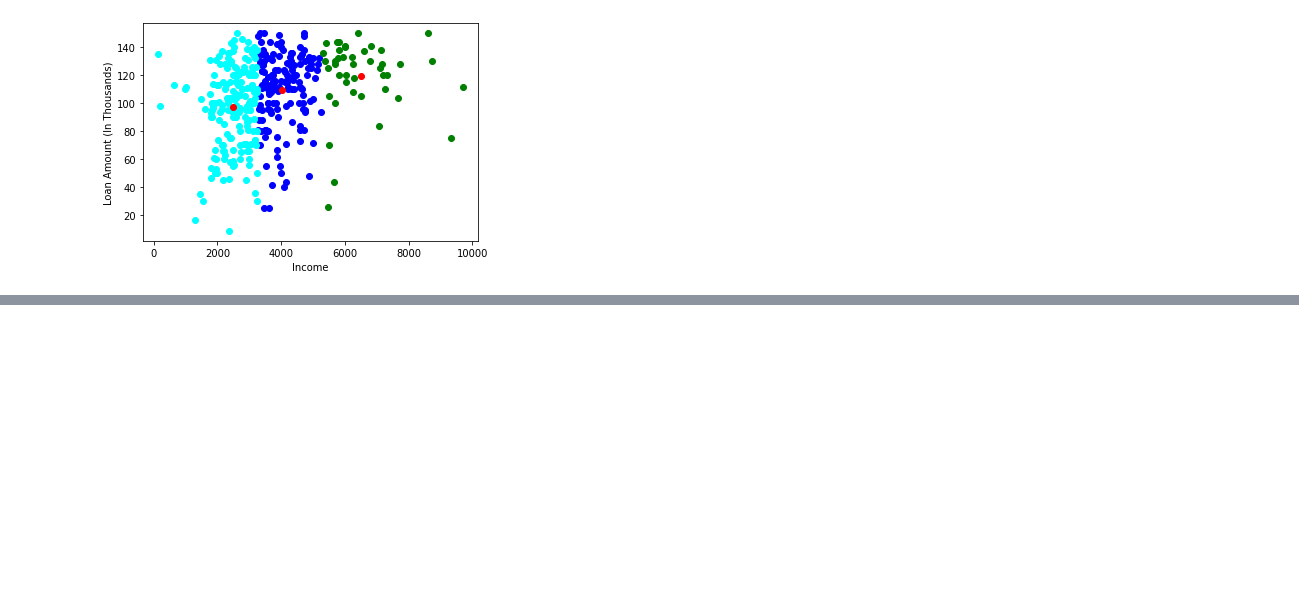
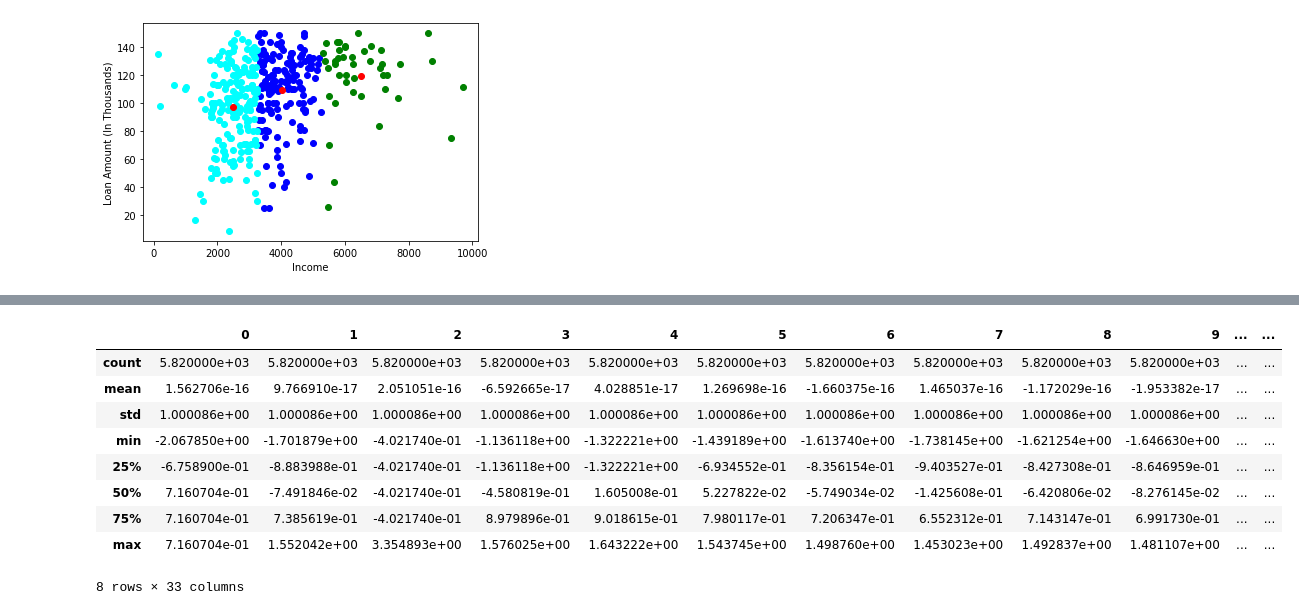
Before and after one commit to Neelam-Singhal/Unsupervised_Algorithms, a Jupyter notebook: kmeans.ipynb, the cells around one changed output, grey strips where cells are left out. Drawn from its saved outputs; the diff is of its cells as text; code cells hidden in the pictures; blank space fills up the shorter version.

```diff
--- a/kmeans.ipynb
+++ b/kmeans.ipynb
@@ -118,0 +218,13 @@ plt.show()
+# %%
+data_scaled.describe()
+# %% [output]
+|  | 0 | 1 | 2 | 3 | 4 | 5 | 6 | 7 | 8 | 9 | ... | ... |
+| count | 5.820000e+03 | 5.820000e+03 | 5.820000e+03 | 5.820000e+03 | 5.820000e+03 | 5.820000e+03 | 5.820000e+03 | 5.820000e+03 | 5.820000e+03 | 5.820000e+03 | ... | ... |
+| mean | 1.562706e-16 | 9.766910e-17 | 2.051051e-16 | -6.592665e-17 | 4.028851e-17 | 1.269698e-16 | -1.660375e-16 | 1.465037e-16 | -1.172029e-16 | -1.953382e-17 | ... | ... |
+| std | 1.000086e+00 | 1.000086e+00 | 1.000086e+00 | 1.000086e+00 | 1.000086e+00 | 1.000086e+00 | 1.000086e+00 | 1.000086e+00 | 1.000086e+00 | 1.000086e+00 | ... | ... |
+| min | -2.067850e+00 | -1.701879e+00 | -4.021740e-01 | -1.136118e+00 | -1.322221e+00 | -1.439189e+00 | -1.613740e+00 | -1.738145e+00 | -1.621254e+00 | -1.646630e+00 | ... | ... |
+| 25% | -6.758900e-01 | -8.883988e-01 | -4.021740e-01 | -1.136118e+00 | -1.322221e+00 | -6.934552e-01 | -8.356154e-01 | -9.403527e-01 | -8.427308e-01 | -8.646959e-01 | ... | ... |
+| 50% | 7.160704e-01 | -7.491846e-02 | -4.021740e-01 | -4.580819e-01 | 1.605008e-01 | 5.227822e-02 | -5.749034e-02 | -1.425608e-01 | -6.420806e-02 | -8.276145e-02 | ... | ... |
+| 75% | 7.160704e-01 | 7.385619e-01 | -4.021740e-01 | 8.979896e-01 | 9.018615e-01 | 7.980117e-01 | 7.206347e-01 | 6.552312e-01 | 7.143147e-01 | 6.991730e-01 | ... | ... |
+| max | 7.160704e-01 | 1.552042e+00 | 3.354893e+00 | 1.576025e+00 | 1.643222e+00 | 1.543745e+00 | 1.498760e+00 | 1.453023e+00 | 1.492837e+00 | 1.481107e+00 | ... | ... |
+8 rows × 33 columns
```
Also changed, not shown: parts of 30 cells of this notebook, 1 other file.
